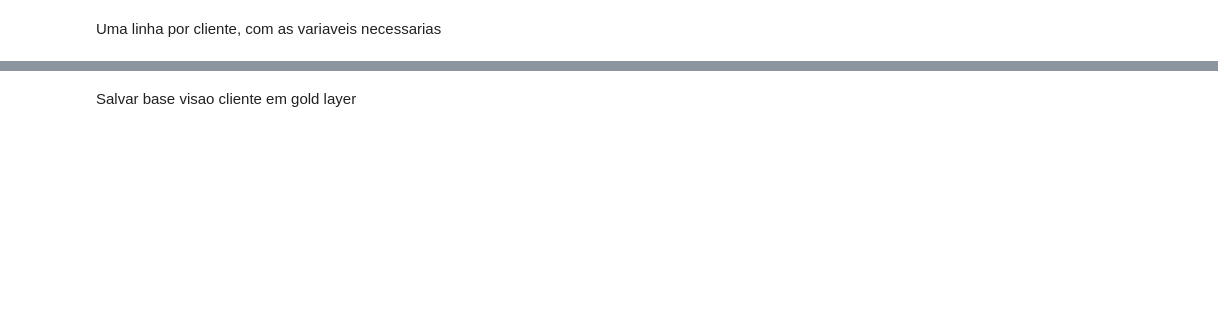
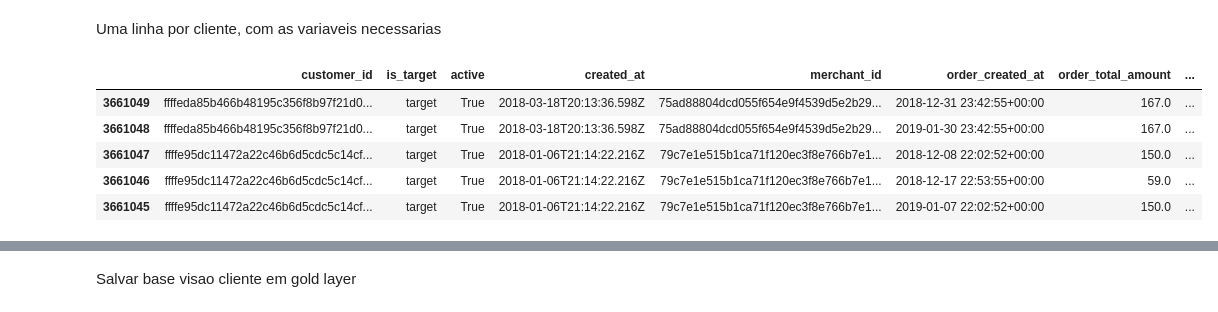
Before and after one commit to elianezanlorense/ifood_cs, a Jupyter notebook: code/notebook/01.load_data.ipynb, the cells around one changed output, grey strips where cells are left out. Drawn from its saved outputs; the diff is of its cells as text; code cells hidden in the pictures; blank space fills up the shorter version.

```diff
--- a/code/notebook/01.load_data.ipynb
+++ b/code/notebook/01.load_data.ipynb
@@ -145,3 +181,12 @@ save_parquet(df_publico, "silver", "df_publico.parquet")
 # %% [markdown]
 Uma linha por cliente, com as variaveis necessarias
+# %%
+df_publico.head()
+# %% [output]
+|  | customer_id | is_target | active | created_at | merchant_id | order_created_at | order_total_amount | ... |
+| 3661049 | ffffeda85b466b48195c356f8b97f21d0... | target | True | 2018-03-18T20:13:36.598Z | 75ad88804dcd055f654e9f4539d5e2b29... | 2018-12-31 23:42:55+00:00 | 167.0 | ... |
+| 3661048 | ffffeda85b466b48195c356f8b97f21d0... | target | True | 2018-03-18T20:13:36.598Z | 75ad88804dcd055f654e9f4539d5e2b29... | 2019-01-30 23:42:55+00:00 | 167.0 | ... |
+| 3661047 | ffffe95dc11472a22c46b6d5cdc5c14cf... | target | True | 2018-01-06T21:14:22.216Z | 79c7e1e515b1ca71f120ec3f8e766b7e1... | 2018-12-08 22:02:52+00:00 | 150.0 | ... |
+| 3661046 | ffffe95dc11472a22c46b6d5cdc5c14cf... | target | True | 2018-01-06T21:14:22.216Z | 79c7e1e515b1ca71f120ec3f8e766b7e1... | 2018-12-17 22:53:55+00:00 | 59.0 | ... |
+| 3661045 | ffffe95dc11472a22c46b6d5cdc5c14cf... | target | True | 2018-01-06T21:14:22.216Z | 79c7e1e515b1ca71f120ec3f8e766b7e1... | 2019-01-07 22:02:52+00:00 | 150.0 | ... |
 # %%
```
Also changed, not shown: parts of 9 cells of this notebook.
